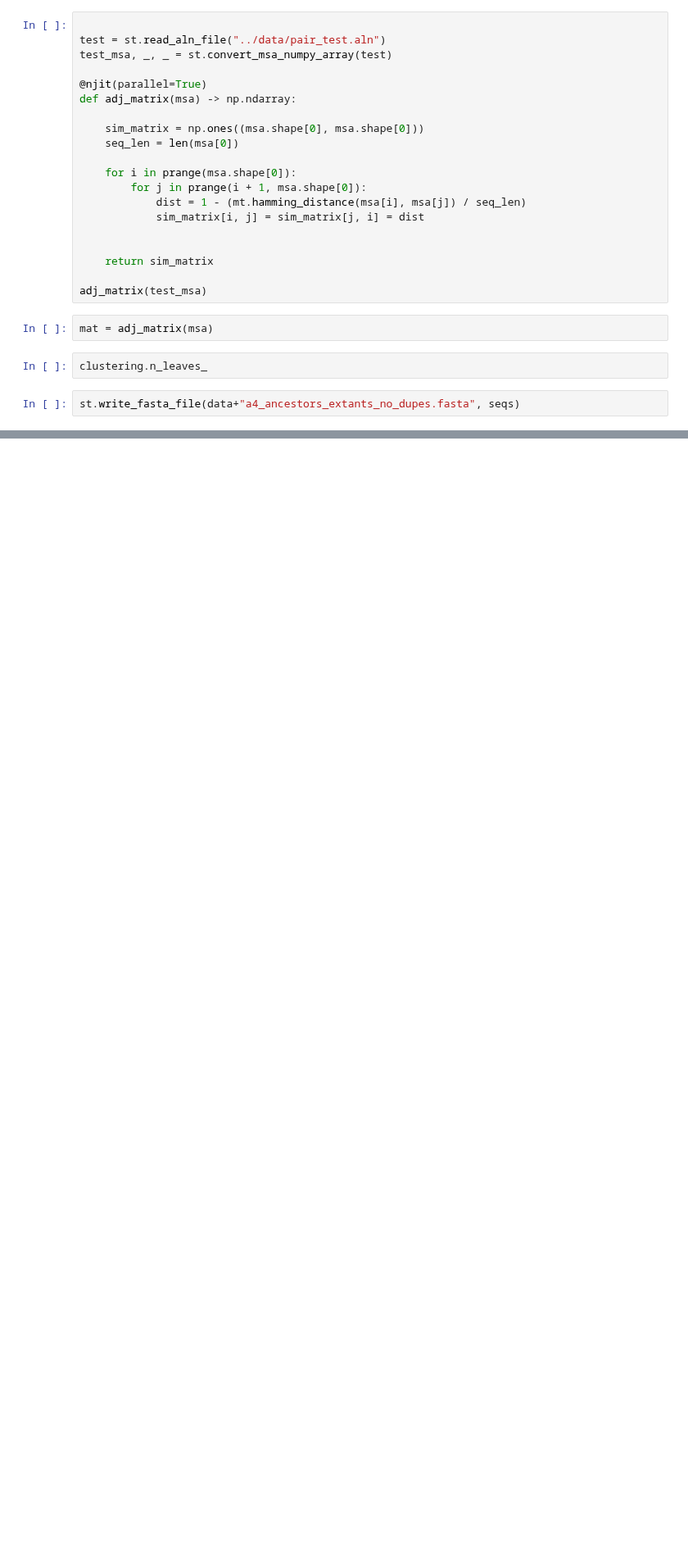
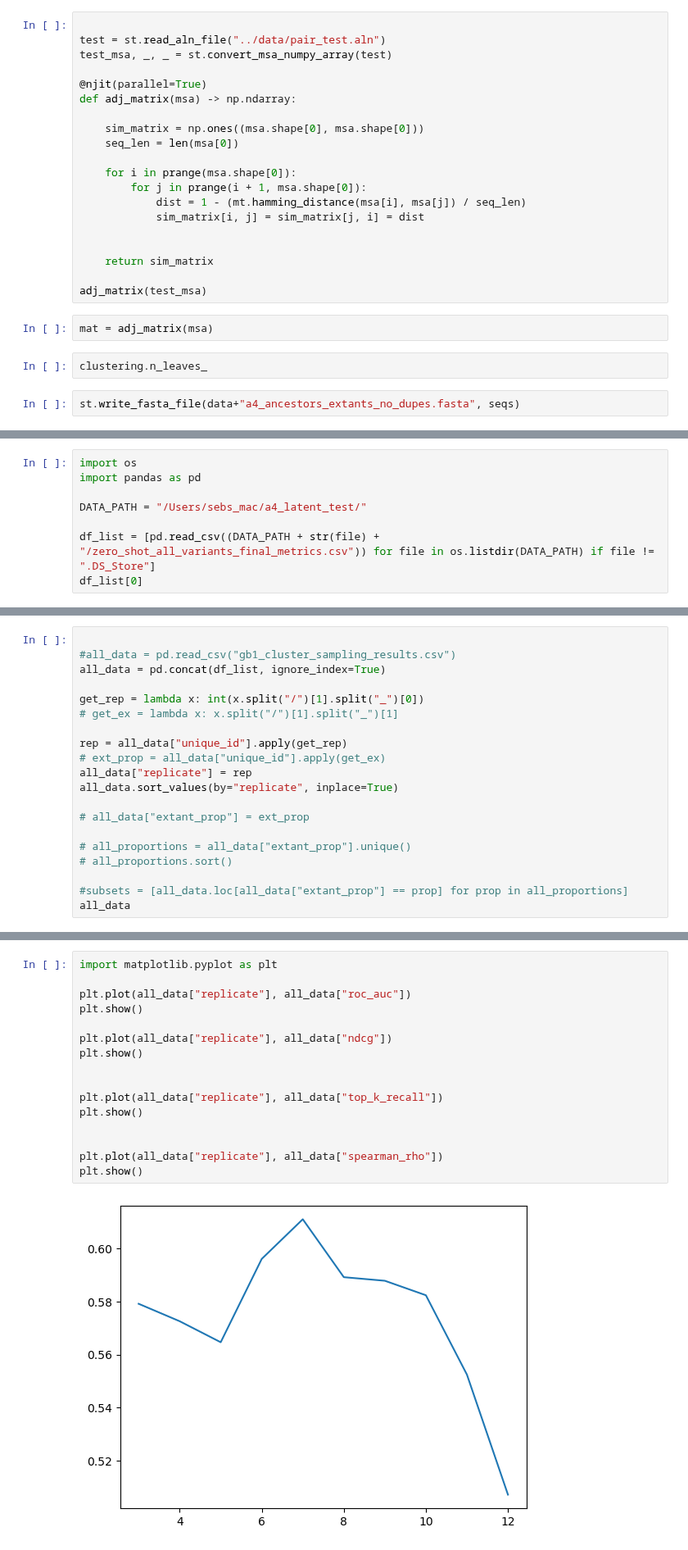
Before and after one commit to SebPorras/MAP_VAE, a Jupyter notebook: notebooks/sampling_ancestors.ipynb, the cells around one changed output, grey strips where cells are left out. Shown at 82% size. Drawn from its saved outputs; the diff is of its cells as text; blank space fills up the shorter version.

```diff
--- a/notebooks/sampling_ancestors.ipynb
+++ b/notebooks/sampling_ancestors.ipynb
@@ -794,0 +551,8 @@ data
+# %%
+import os
+import pandas as pd
+
+DATA_PATH = "/Users/sebs_mac/a4_latent_test/"
+
+df_list = [pd.read_csv((DATA_PATH + str(file) + "/zero_shot_all_variants_final_metrics.csv")) for file in os.listdir(DATA_PATH) if file != ".DS_Store"]
+df_list[0]
@@ -794,0 +562,20 @@ data
+# %%
+
+#all_data = pd.read_csv("gb1_cluster_sampling_results.csv")
+all_data = pd.concat(df_list, ignore_index=True)
+
+get_rep = lambda x: int(x.split("/")[1].split("_")[0])
+# get_ex = lambda x: x.split("/")[1].split("_")[1]
+
+rep = all_data["unique_id"].apply(get_rep)
+# ext_prop = all_data["unique_id"].apply(get_ex)
+all_data["replicate"] = rep
+all_data.sort_values(by="replicate", inplace=True)
+
+# all_data["extant_prop"] = ext_prop
+
+# all_proportions = all_data["extant_prop"].unique()
+# all_proportions.sort()
+
+#subsets = [all_data.loc[all_data["extant_prop"] == prop] for prop in all_proportions]
+all_data
@@ -794,0 +594,18 @@ data
+# %%
+import matplotlib.pyplot as plt
+
+plt.plot(all_data["replicate"], all_data["roc_auc"])
+plt.show()
+
+plt.plot(all_data["replicate"], all_data["ndcg"])
+plt.show()
+
+
+plt.plot(all_data["replicate"], all_data["top_k_recall"])
+plt.show()
+
+
+plt.plot(all_data["replicate"], all_data["spearman_rho"])
+plt.show()
+# %% [output]
+[figure, added]
```
Also changed, not shown: parts of 36 cells of this notebook, 16 other files.
